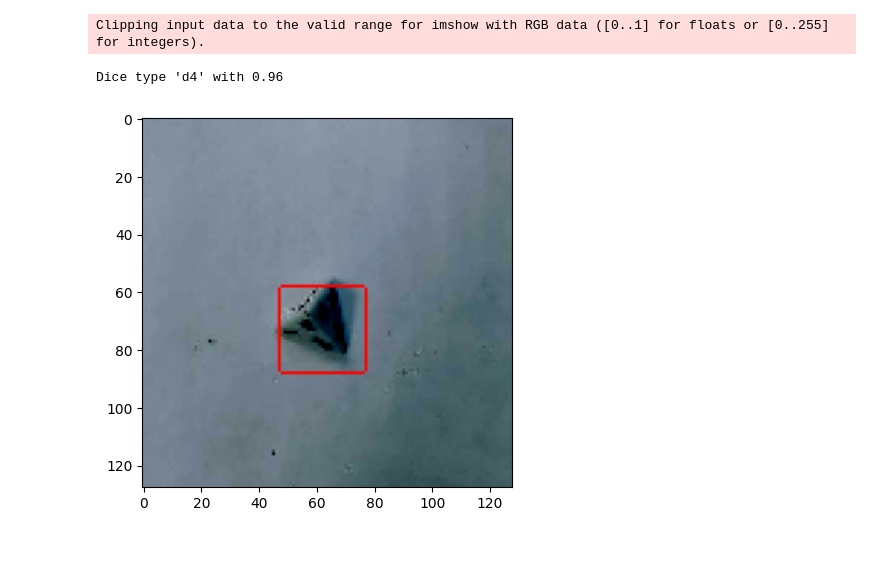
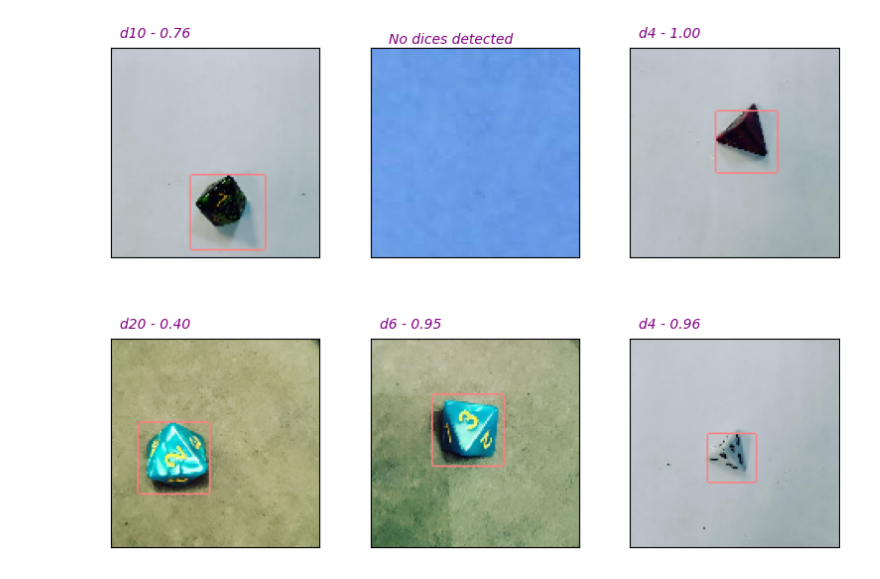
Before and after one commit to K0nkere/DL-Dice-detection-project, a Jupyter notebook: test.ipynb, the cells around one changed output. Cells and saved outputs as stored; diff of their text form; code cells hidden in the pictures; blank space fills up the shorter version.

Commit message:
Kubernetes test with random samples

```diff
--- a/test.ipynb
+++ b/test.ipynb
@@ -12,7 +12,7 @@ from IPython.display import display
 
 import matplotlib.pyplot as plt
 
-url = "http://localhost:9696/predict"
+%matplotlib inline
 
 classes = ['d10','d12','d20','d4','d6','d8','dicesback']
 
@@ -156,3 +156,7 @@ lst_new = [
     "https://storage.yandexcloud.net/ybs-123123/dices-480x480/new/IMG_20230121_170141__01.jpg",
     "https://storage.yandexcloud.net/ybs-123123/dices-480x480/new/IMG_20230121_170152__01.jpg"
 ]
+with open("test-urls.txt", "rt") as f_in:
+    urls=f_in.read()
+
+lst_urls = urls.replace("\n", "").replace('"', '').split(",")
@@ -161,30 +163,42 @@ lst_iter = iter(lst_d4)
-# %%
-
-sample_url = next(lst_iter)
-
-test = {'url': sample_url}
-
-response = requests.post(url, json=test)
-
-try:
-    np_arr = uncompress_nparr(response.content)
-    class_labels, result = np_arr[0], np_arr[1]
-
-    for label in class_labels:
-        class_prob = sorted(dict(zip(classes, label)).items(), reverse=True, key=lambda x: x[1])[0]
-        print(f"Dice type \'{class_prob[0]}\' with {class_prob[1]:.2f}")
-
-    if isinstance(result, np.ndarray):
-        plt.imshow(result)
-        plt.show()
-    else:
-        print("No dices detected")
-
-except:
-    sample_img_original = download_image(sample_url)
-    display(sample_img_original)
-    print(response.json())
-# %% [output]
-Clipping input data to the valid range for imshow with RGB data ([0..1] for floats or [0..255] for integers).
-Dice type 'd4' with 0.96
-[figure, removed]
+# %%
+# url = "http://localhost:9696/predict" # uncomment for testing local Flask app
+url = "http://localhost:8080/predict" # for testing Kubernetes deployment
+
+N = 6 # number of samples to predict and plot - better to be even
+
+idx = np.random.choice(lst_urls, size=N, replace=False)
+random_samples = idx
+
+fig, axes = plt.subplots(2, N//2, figsize=(8, 6))
+axes = axes.flatten()
+
+
+for i, test_url in enumerate(random_samples):
+    test = {'url': test_url}
+
+    response = requests.post(url, json=test)
+
+    try:
+        np_arr = uncompress_nparr(response.content)
+        class_labels, result = np_arr[0], np_arr[1]
+
+        titles=str()
+        for label in class_labels:
+            class_prob = sorted(dict(zip(classes, label)).items(), reverse=True, key=lambda x: x[1])[0]
+            titles +=f"{class_prob[0]} - {class_prob[1]:.2f}\n"
+
+        if isinstance(result, np.ndarray):
+            axes[i].imshow(((result + 1.)*127.5).astype('int'))
+            axes[i].text(5,3, titles, color='purple', fontstyle='italic')
+
+    except:
+        sample_img_original = download_image(test_url)
+        axes[i].imshow(np.array(sample_img_original))
+        axes[i].text(5, -2, "No dices detected", color='purple', fontstyle='italic')
+
+plt.tight_layout()
+
+plt.setp(plt.gcf().get_axes(), xticks=[], yticks=[])
+plt.show()
+# %% [output]
+[figure, added]
```
Also changed, not shown: parts of 1 cell of this notebook, 10 other files.
